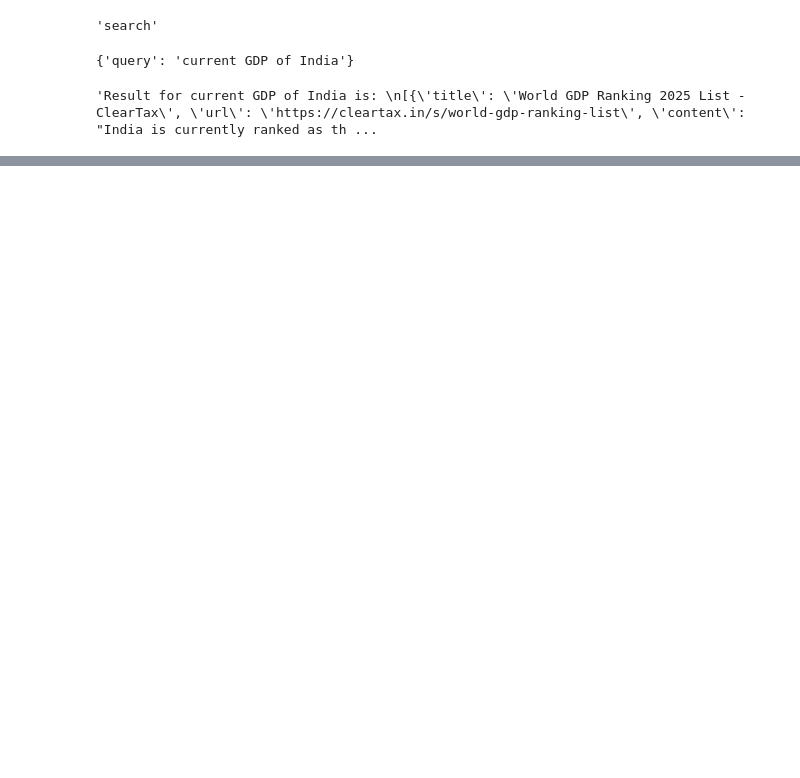
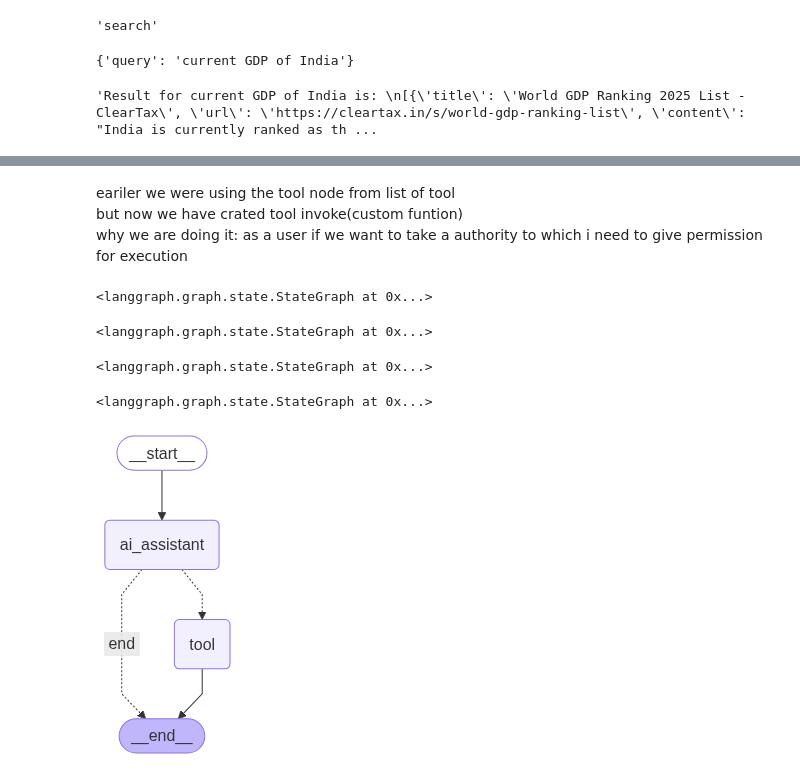
Before and after one commit to satish1650/AgenticAI, a Jupyter notebook: 3-LangGraph/3.9-langgraph_class_8_humaninloop.ipynb, the cells around one changed output, grey strips where cells are left out. Cells and saved outputs as stored; diff of their text form; code cells hidden in the pictures; blank space fills up the shorter version.

```diff
--- a/3-LangGraph/3.9-langgraph_class_8_humaninloop.ipynb
+++ b/3-LangGraph/3.9-langgraph_class_8_humaninloop.ipynb
@@ -194,0 +255,31 @@ tool_mapping[result.tool_calls[0]["name"]].invoke(result.tool_calls[0]["args"])
+# %% [markdown]
+eariler we were using the tool node from list of tool<br>
+but now we have crated tool invoke(custom funtion)<br>
+why we are doing it: as a user if we want to take a authority to which i need to give permission for execution<br>
+# %%
+graph.add_node("tool", invoke_tool)
+# %% [output]
+<langgraph.graph.state.StateGraph at 0x...>
+# %%
+graph.add_edge("tool", END)
+# %% [output]
+<langgraph.graph.state.StateGraph at 0x...>
+# %%
+graph.add_conditional_edges(
+    "ai_assistant",
+    router,
+    {
+        "tool": "tool", # with the key tool which value is associated <tool>
+        "end": END
+    }
+)
+# %% [output]
+<langgraph.graph.state.StateGraph at 0x...>
+# %%
+graph.add_edge(START, "ai_assistant")
+# %% [output]
+<langgraph.graph.state.StateGraph at 0x...>
+# %%
+graph.compile()
+# %% [output]
+[figure, added]
```
Also changed, not shown: parts of 31 cells of this notebook.
